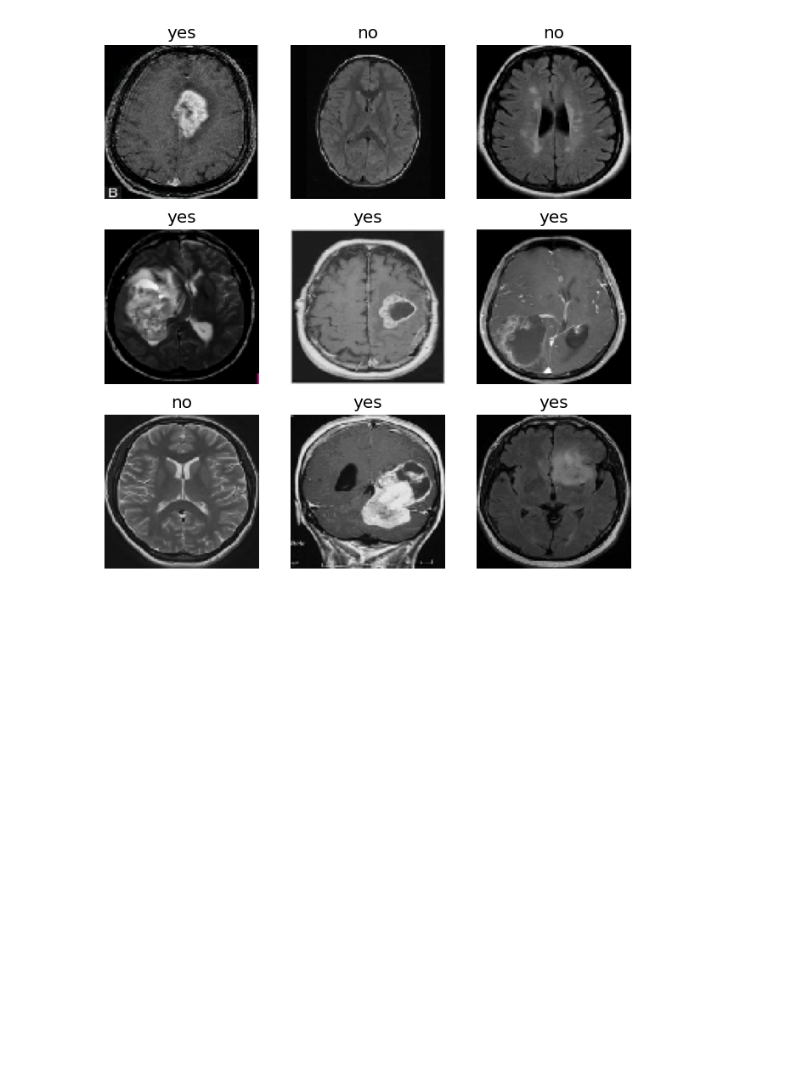
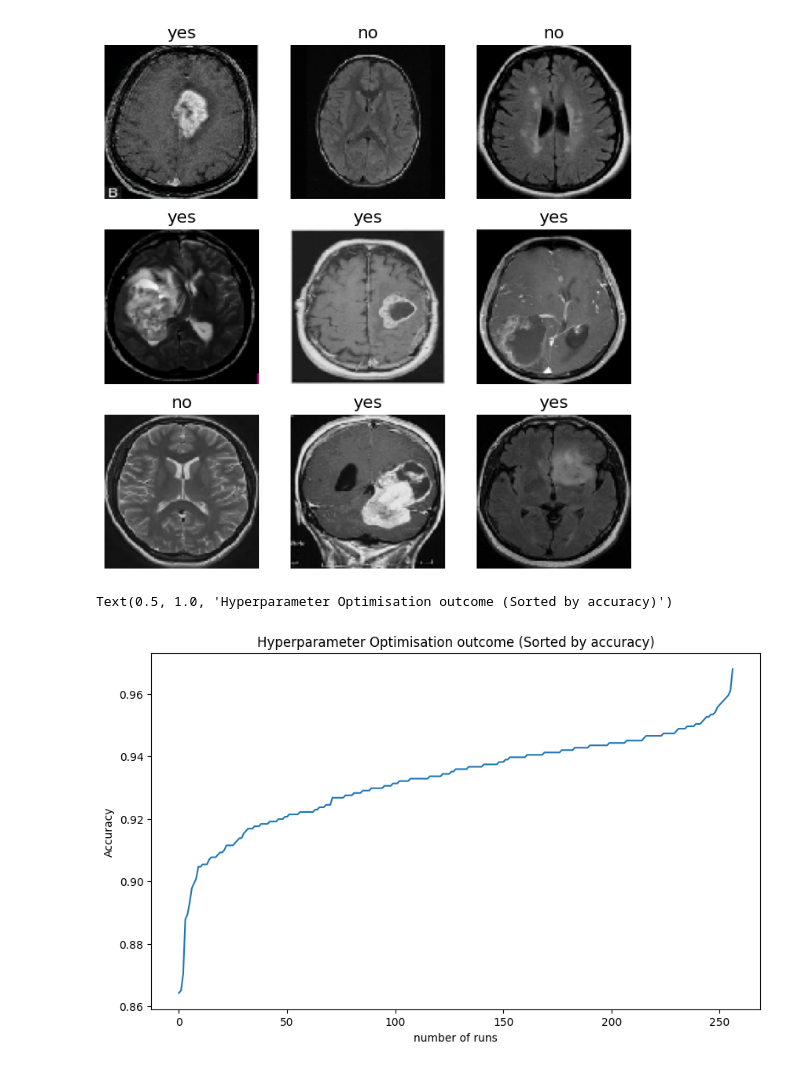
Before and after one commit to Jamesfryer1998/BrainTumourDetection, a Jupyter notebook: hyperparameter_testing/Visualisations.ipynb, the cells around one changed output. Cells and saved outputs as stored; diff of their text form; code cells hidden in the pictures; blank space fills up the shorter version.

```diff
--- a/hyperparameter_testing/Visualisations.ipynb
+++ b/hyperparameter_testing/Visualisations.ipynb
@@ -128,3 +130,25 @@ plt.rcParams.update({'font.size': 12})
 plt.show()
 # %% [output]
 [figure]
+# %%
+import json
+import matplotlib.pyplot as plt
+
+with open('/Users/james/MScCode/Final Project/hyperparameter_testing/hyperparamater_results.json', 'r') as para_file:
+    data = json.load(para_file)
+
+sorted_acc = sorted(data, key=lambda k: k['test_accuracy'], reverse=False)
+
+accuracies = []
+runs = list(range(len(data)))
+for i in sorted_acc:
+    accuracies.append(i['test_accuracy'])
+
+plt.figure(figsize=(10, 6), dpi=100)
+plt.plot(runs, accuracies)
+plt.xlabel('number of runs')
+plt.ylabel('Accuracy')
+plt.title('Hyperparameter Optimisation outcome (Sorted by accuracy)')
+# %% [output]
+Text(0.5, 1.0, 'Hyperparameter Optimisation outcome (Sorted by accuracy)')
+[figure, added]
```
Also changed, not shown: parts of 1 cell of this notebook, 6 other files.
